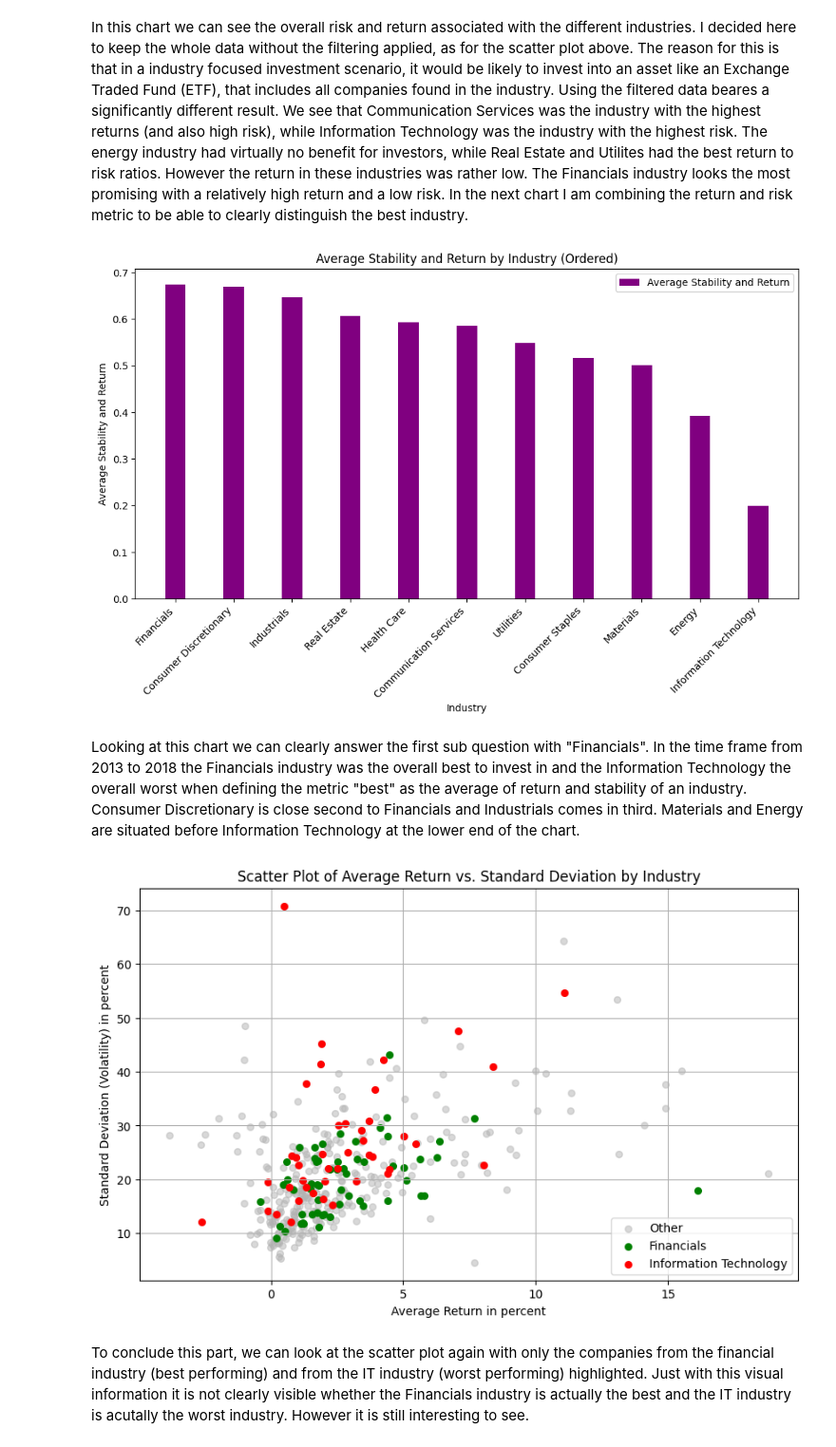
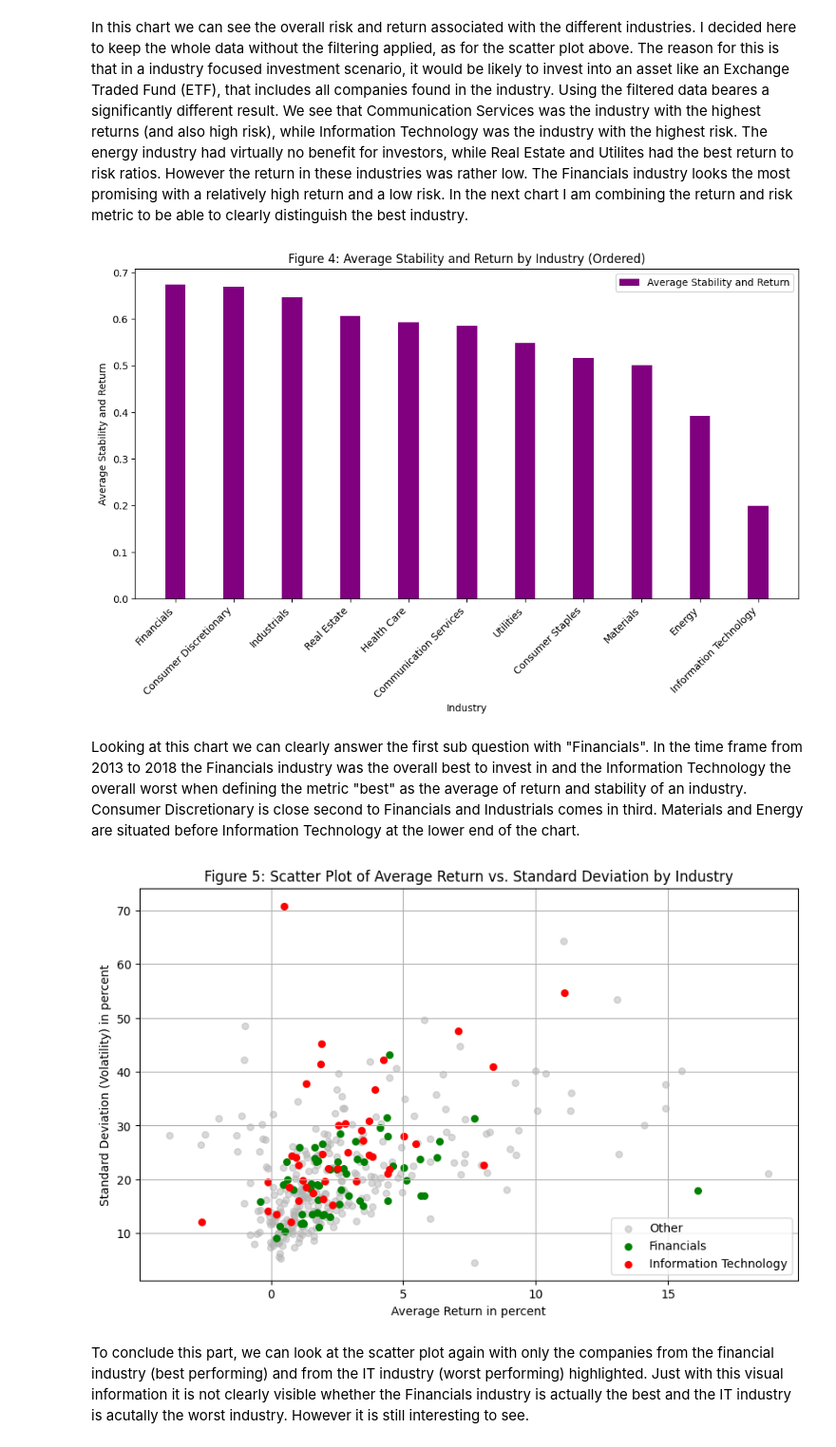
Before and after one commit to radtklau/stock_market, a Jupyter notebook: stock_market.ipynb, the cells around one changed output. Shown at 95% size. Drawn from its saved outputs; the diff is of its cells as text; code cells hidden in the pictures.

```diff
--- a/stock_market.ipynb
+++ b/stock_market.ipynb
@@ -342,8 +367,14 @@ condition_avg_return = (
     filtered_sp500_companies_extended["Avg_return"] <= 0.2
 )  # filter out companies with avg return higher than 20%
 
+condition_std_dev = (
+    filtered_sp500_companies_extended["Std_dev"] <= 100
+)  # filter out companies with std dev higher than 100
+
 # Apply the conditions and keep only rows that satisfy both conditions
 filtered_sp500_companies_extended = filtered_sp500_companies_extended[
     condition_avg_return & condition_std_dev
 ]
+
 scatter_plot_stocks(filtered_sp500_companies_extended, industry_colors)
+scatter_plot_stocks_interactive(filtered_sp500_companies_extended, industry_colors)
@@ -440,14 +469,14 @@ plt.bar(
 plt.xticks(industries, industry_stats["GICS Sector"], rotation=45, ha="right")
 
 # plot
-plt.title("Average Stability and Return by Industry (Ordered)")
+plt.title("Figure 4: Average Stability and Return by Industry (Ordered)")
 plt.xlabel("Industry")
 plt.ylabel("Average Stability and Return")
 plt.legend()
 
 plt.show()
 # %% [output]
-[figure, old version]
+[figure, new version]
 # %% [markdown]
 Looking at this chart we can clearly answer the first sub question with "Financials". In the time frame from 2013 to 2018 the Financials industry was the overall best to invest in and the Information Technology the overall worst when defining the metric "best" as the average of return and stability of an industry. Consumer Discretionary is close second to Financials and Industrials comes in third. Materials and Energy are situated before Information Technology at the lower end of the chart.
 # %%
@@ -471,35 +500,35 @@ financials_data = filtered_sp500_companies_extended[
 ]
 avg_return_percent_financials = financials_data["Avg_return"] * 100
 plt.scatter(
     avg_return_percent_financials,
     financials_data["Std_dev"],
     label="Financials",
     alpha=1,
     c=["green"],
     s=30,
 )
 
 IT_data = filtered_sp500_companies_extended[
     filtered_sp500_companies_extended["GICS Sector"] == "Information Technology"
 ]
 avg_return_percent_IT = IT_data["Avg_return"] * 100
 plt.scatter(
     avg_return_percent_IT,
     IT_data["Std_dev"],
     label="Information Technology",
     alpha=1,
     c=["red"],
     s=30,
 )
 
-plt.title("Scatter Plot of Average Return vs. Standard Deviation by Industry")
+plt.title("Figure 5: Scatter Plot of Average Return vs. Standard Deviation by Industry")
 plt.xlabel("Average Return in percent")
 plt.ylabel("Standard Deviation (Volatility) in percent")
 plt.legend(loc="lower right")
 plt.grid(True)
 plt.show()
 # %% [output]
-[figure, old version]
+[figure, new version]
 # %% [markdown]
 To conclude this part, we can look at the scatter plot again with only the companies from the financial industry (best performing) and from the IT industry (worst performing) highlighted. Just with this visual information it is not clearly visible whether the Financials industry is actually the best and the IT industry is acutally the worst industry. However it is still interesting to see.
 # %% [markdown]
```
Also changed, not shown: parts of 35 cells of this notebook.
